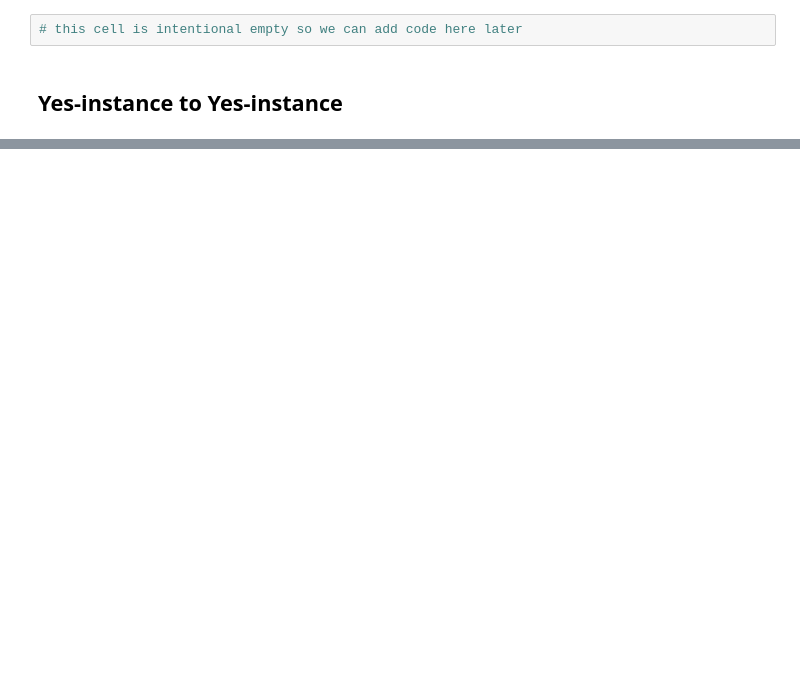
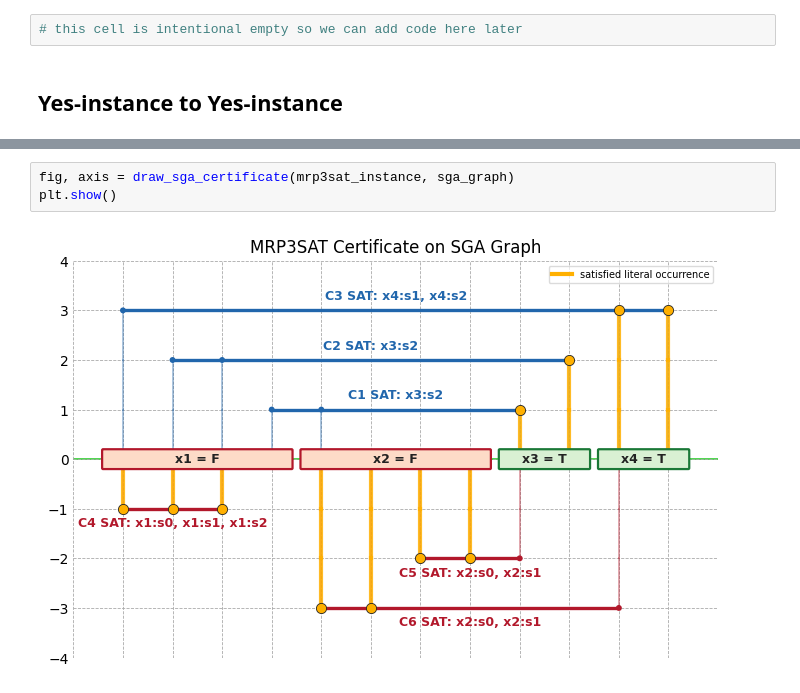
Before and after one commit to farms4life2016/dunes-flower-defense, a Jupyter notebook: python-prototype/mrp3sat_reduction_v2.ipynb, the cells around one changed output, grey strips where cells are left out. Saved outputs shown, nothing was run; the diff lists cells and outputs as text; blank space fills up the shorter version.

Commit message:
certificate visualizer for mrp3sat

```diff
--- a/python-prototype/mrp3sat_reduction_v2.ipynb
+++ b/python-prototype/mrp3sat_reduction_v2.ipynb
@@ -2737,0 +2959,5 @@ TODO: later...
+# %%
+fig, axis = draw_sga_certificate(mrp3sat_instance, sga_graph)
+plt.show()
+# %% [output]
+[figure, added]
```
Also changed, not shown: parts of 4 cells of this notebook, 1 other file.
